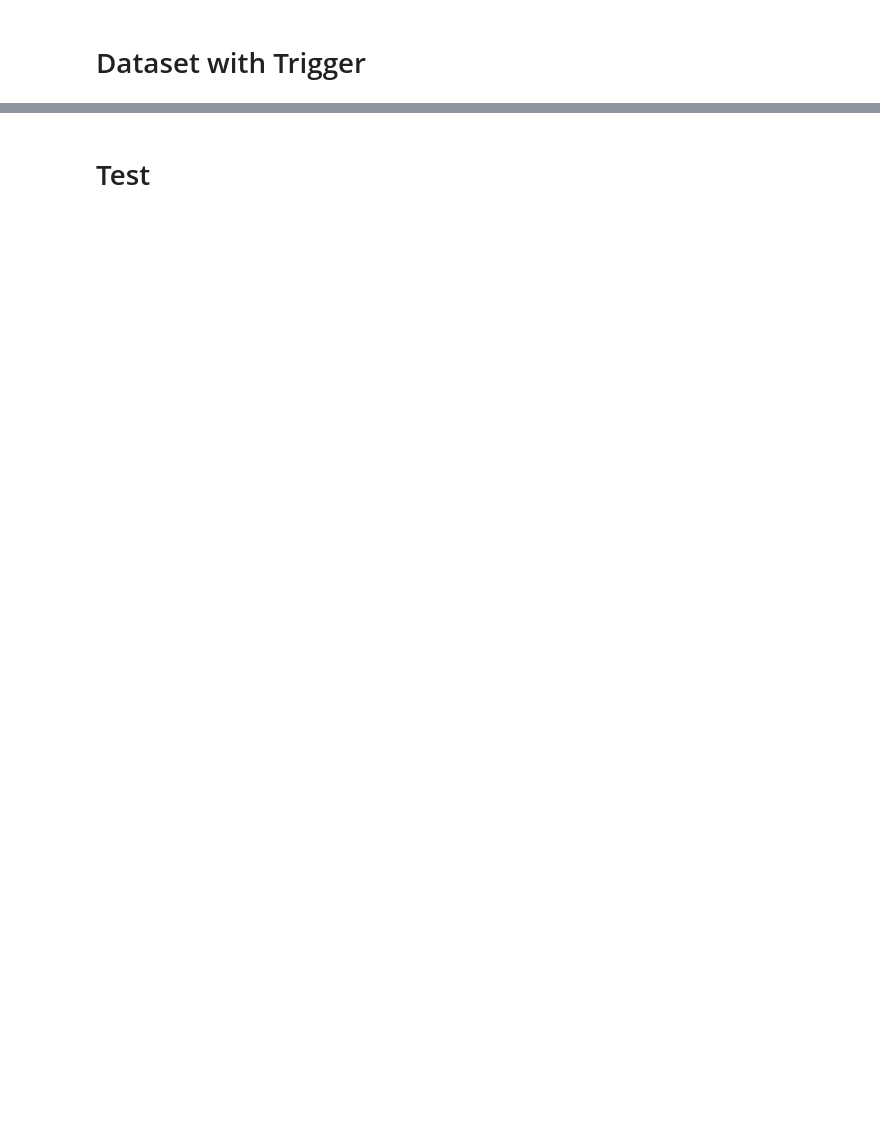
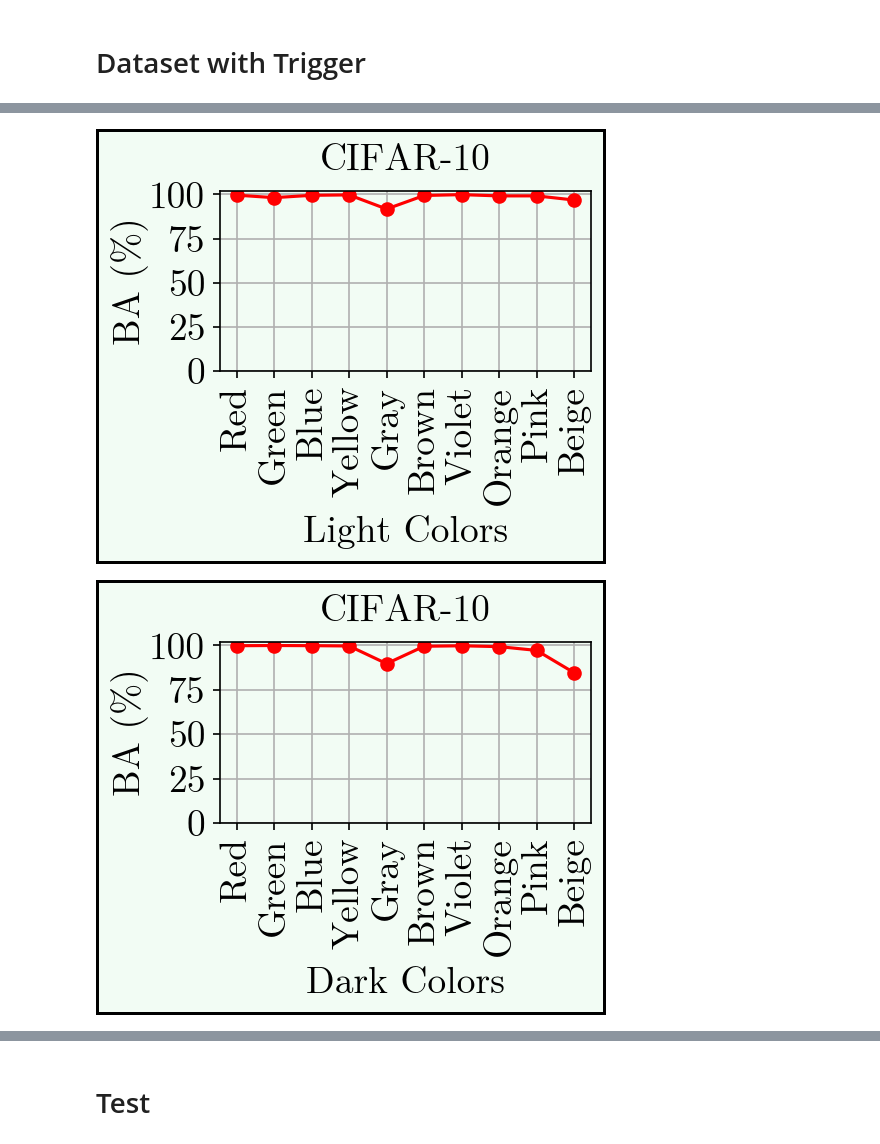
Before and after one commit to nishant-ingle/backdoors, a Jupyter notebook: pixel-resnet18-color.ipynb, the cells around one changed output, grey strips where cells are left out. Cells and saved outputs as stored; diff of their text form; code cells hidden in the pictures; blank space fills up the shorter version.

Commit message:
Kaggle Notebook | Pixel ResNet18 Color | Version 4

```diff
--- a/pixel-resnet18-color.ipynb
+++ b/pixel-resnet18-color.ipynb
@@ -801,7 +854,7 @@ def train_one_epoch(epoch, model, train_loader, criterion, optimizer, device):
     for inputs, targets in loop:
         inputs, targets = inputs.to(device), targets.to(device)
 
-        optimizer.zero_grad()
+        optimizer.zero_grad(set_to_none=True)
         outputs = model(inputs)
         loss = criterion(outputs, targets)
         loss.backward()
@@ -920,7 +979,7 @@ patience = 3
 best_val_loss = float('inf')
 epochs_no_improve = 0
 # %%
-net.load_state_dict(torch.load(file_name))
+# net.load_state_dict(torch.load(file_name))
 # %%
 %%script echo skipping
 
@@ -1123,7 +1227,7 @@ def reset_weights(m):
 
 d = {"clean_acc": {x: [] for x in labels}, "asr": {x: [] for x in labels}}
 
-repeatition_count = 3
+repeatition_count = 1
 
 for _ in range(repeatition_count):
   print("###: ", _)
@@ -1170,8 +1274,8 @@ for _ in range(repeatition_count):
             print(f"Early stopping at epoch {epoch+1}")
             break
 
-    _, test_acc = get_clean_acc(net, test_dataset)
-    d["clean_acc"][labels[i]].append(test_acc)
+    # _, test_acc = get_clean_acc(net, test_dataset)
+    d["clean_acc"][labels[i]].append(0)
 
     _, test_acc, _ = get_asr(net, test_dataset)
     d["asr"][labels[i]].append(test_acc)
@@ -1313,7 +1441,7 @@ if not isinstance(d['clean_acc'], dict) or not isinstance(d['asr'], dict):
 font_path = 'latexfont.otf'  # ensure this file exists; change if needed
 font_tick = fm.FontProperties(fname=font_path, size=36)
 plt.rcParams['pdf.fonttype'] = 42
-plt.rcParams['figure.dpi'] = 100
+plt.rcParams['figure.dpi'] = 150
 
 # ------------------------------------------
 # 2) Stats: mean and 95% CI for each label
@@ -1374,7 +1502,7 @@ def compute_dynamic_figsize(
     char_per_tick=6.0,
     px_per_char=6.0,
     px_per_tick_gap=8.0,
-    dpi=100,
+    dpi=150,
     y_scale=1.20,
     y_pad_if_rotated=0.10,
 ):
@@ -1432,7 +1578,7 @@ import matplotlib.font_manager as fm
 # 1. Setup Fonts and Style
 # ------------------------------------------------------------------
 font_path = 'latexfont.otf'  # Ensure this file exists
-font10 = fm.FontProperties(fname=font_path, size=14)
+font10 = fm.FontProperties(fname=font_path, size=18)
 plt.rcParams['pdf.fonttype'] = 42
 
 # ------------------------------------------------------------------
@@ -1459,8 +1605,9 @@ if 'light_x_a' in locals() and light_x_a:
     #     ax.errorbar(x_pos, light_y_a, yerr=light_err_a, fmt='o', capsize=5, color='red')
 
     # Formatting
-    ax.set_xlabel('Light Colors', fontproperties=font10, labelpad=10)
-    ax.set_ylabel('BA (%)', fontproperties=font10, labelpad=5) # Has Y Label
+    ax.set_xlabel('Light Colors', fontproperties=font10, labelpad=5)
+    ax.set_ylabel('BA (%)', fontproperties=font10, labelpad=0) # Has Y Label
+    plt.title(f'CIFAR-10', fontproperties=font10, pad=10)
     ax.grid(True)
 
     # X-Axis
@@ -1499,8 +1646,9 @@ if 'dark_x_a' in locals() and dark_x_a:
     # if 'dark_err_a' in locals() and dark_err_a is not None:
     #     ax.errorbar(x_pos, dark_y_a, yerr=dark_err_a, fmt='o', capsize=5, color='red')
 
-    ax.set_xlabel('Dark Colors', fontproperties=font10, labelpad=10)
-    ax.set_ylabel('BA (%)', fontproperties=font10, labelpad=5) # Has Y Label
+    ax.set_xlabel('Dark Colors', fontproperties=font10, labelpad=5)
+    ax.set_ylabel('BA (%)', fontproperties=font10, labelpad=0) # Has Y Label
+    plt.title(f'CIFAR-10', fontproperties=font10, pad=10)
     ax.grid(True)
 
     ax.set_xticks(x_pos)
@@ -1538,8 +1686,9 @@ if 'base_x_a' in locals() and base_x_a:
     # if 'base_err_a' in locals() and base_err_a is not None:
     #     ax.errorbar(x_pos, base_y_a, yerr=base_err_a, fmt='o', capsize=5, color='red')
 
-    ax.set_xlabel('Base Colors', fontproperties=font10, labelpad=10)
-    ax.set_ylabel('BA (%)', fontproperties=font10, labelpad=5) # Has Y Label
+    ax.set_xlabel('Base Colors', fontproperties=font10, labelpad=5)
+    ax.set_ylabel('BA (%)', fontproperties=font10, labelpad=0) # Has Y Label
+    plt.title(f'CIFAR-10', fontproperties=font10, pad=10)
     ax.grid(True)
 
     ax.set_xticks(x_pos)
@@ -1571,32 +1720,36 @@ if 'clus_x_a' in locals() and clus_x_a:
     # Make figure significantly wider for clusters
     fig_w = max(16, len(clean_labels) * 0.4)
     fig, ax = plt.subplots(figsize=(6, 3))
     ax.set_facecolor(green)
     fig.patch.set_facecolor(green)
     fig.set_frameon(True)                 # usually True by default [web:19]
     fig.patch.set_edgecolor("black")      # figure patch edgecolor [web:25]
     fig.patch.set_linewidth(2)            # figure patch linewidth [web:25]
 
     x_pos = np.arange(len(clean_labels))
     ax.plot(x_pos, clus_y_a, marker='o', linestyle='-', color='red')
     # if 'clus_err_a' in locals() and clus_err_a is not None:
     #     ax.errorbar(x_pos, clus_y_a, yerr=clus_err_a, fmt='o', capsize=5, color='red')
 
-    ax.set_xlabel('Representative Colors', fontproperties=font10, labelpad=10)
-    ax.set_ylabel('BA (%)', fontproperties=font10, labelpad=5) # Has Y Label
+    ax.set_xlabel('Representative Colors', fontproperties=font10, labelpad=5)
+    ax.set_ylabel('BA (%)', fontproperties=font10, labelpad=0) # Has Y Label
+    plt.title(f'CIFAR-10', fontproperties=font10, pad=10)
     ax.grid(True)
 
     ax.set_xticks(x_pos)
     ax.set_xticklabels(clean_labels, fontproperties=font10, rotation=90, ha='center')
     ax.set_yticks([0, 25, 50, 75, 100])
     ax.set_ylim(0, 102)
 
     ax.yaxis.set_major_formatter(mtick.FormatStrFormatter('%.0f'))
     ax.tick_params(axis='y', labelsize=16)
     for label in ax.get_yticklabels():
         label.set_fontproperties(font10)
 
     plt.tight_layout()
     plt.savefig('pixel_color_cifar10_train_asr_representative.pdf', bbox_inches='tight')
     plt.show()
     plt.close()
+# %% [output]
+[figure, added]
+[figure, added]
```
Also changed, not shown: parts of 49 cells of this notebook.
